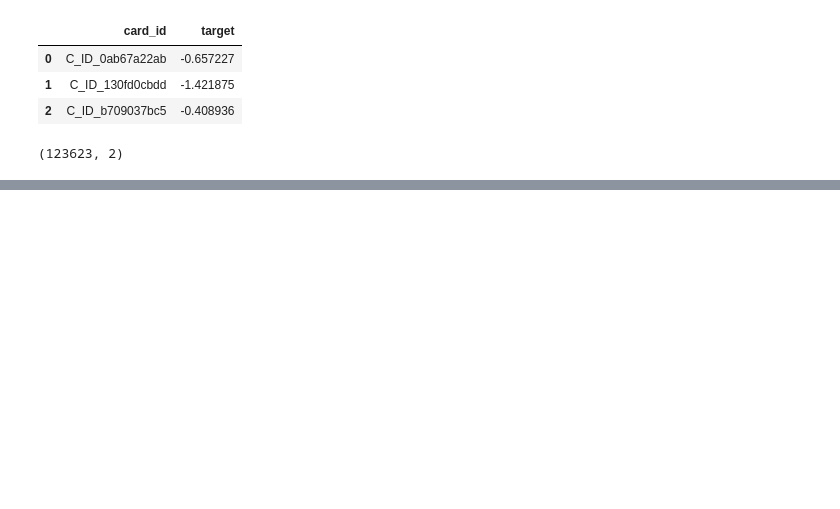
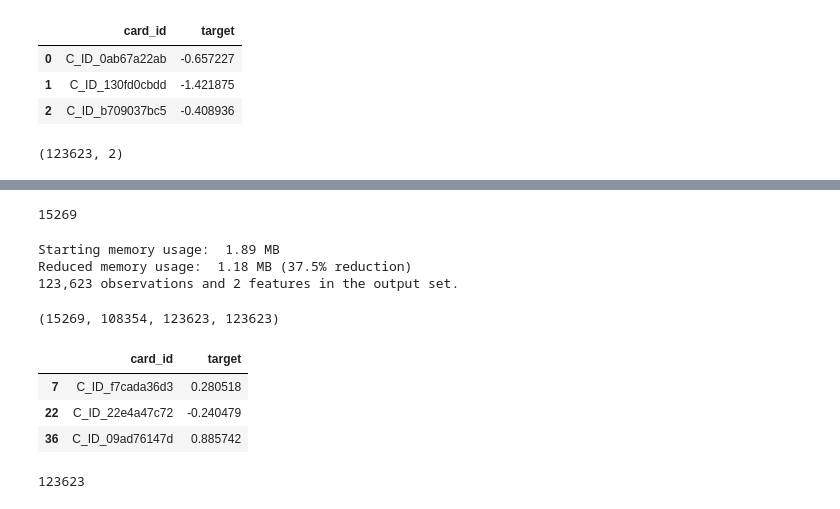
Before and after one commit to Zol-S/kaggle, a Jupyter notebook: Elo Merchant Category Recommendation/2.2_LynxKite_preprocessor.ipynb, the cells around one changed output, grey strips where cells are left out. Cells and saved outputs as stored; diff of their text form; code cells hidden in the pictures; blank space fills up the shorter version.

```diff
--- a/Elo Merchant Category Recommendation/2.2_LynxKite_preprocessor.ipynb
+++ b/Elo Merchant Category Recommendation/2.2_LynxKite_preprocessor.ipynb
@@ -899,0 +979,33 @@ df_sub.to_csv("output/LynxKite_avg_med-vm-mc_target-iteration-2_wo-outlier.csv",
+# %%
+missing_targets = list(df_sub[df_sub['target'].isnull()]['card_id'])
+len(missing_targets)
+# %% [output]
+15269
+# %%
+df_output = pd.read_csv("output/lgbm_3.6716777175546484.csv")
+df_output = reduce_mem_usage(df_output)
+print("{:,} observations and {} features in the output set.".format(df_output.shape[0], df_output.shape[1]))
+# %% [output]
+Starting memory usage:  1.89 MB
+Reduced memory usage:  1.18 MB (37.5% reduction)
+123,623 observations and 2 features in the output set.
+# %%
+df_f1 = df_output[df_output['card_id'].isin(missing_targets)]
+df_f2 = df_sub.drop(df_sub[df_sub['card_id'].isin(missing_targets)].index, axis=0)
+# %%
+len(df_f1), len(df_f2), len(df_f1 + df_f2), len(df_test)
+# %% [output]
+(15269, 108354, 123623, 123623)
+# %%
+df_final = df_f1.append(df_f2)
+# %%
+df_final[:3]
+# %% [output]
+|  | card_id | target |
+| 7 | C_ID_f7cada36d3 | 0.280518 |
+| 22 | C_ID_22e4a47c72 | -0.240479 |
+| 36 | C_ID_09ad76147d | 0.885742 |
+# %%
+len(df_final)
+# %% [output]
+123623
```
Also changed, not shown: parts of 22 cells of this notebook, 2 other files.
